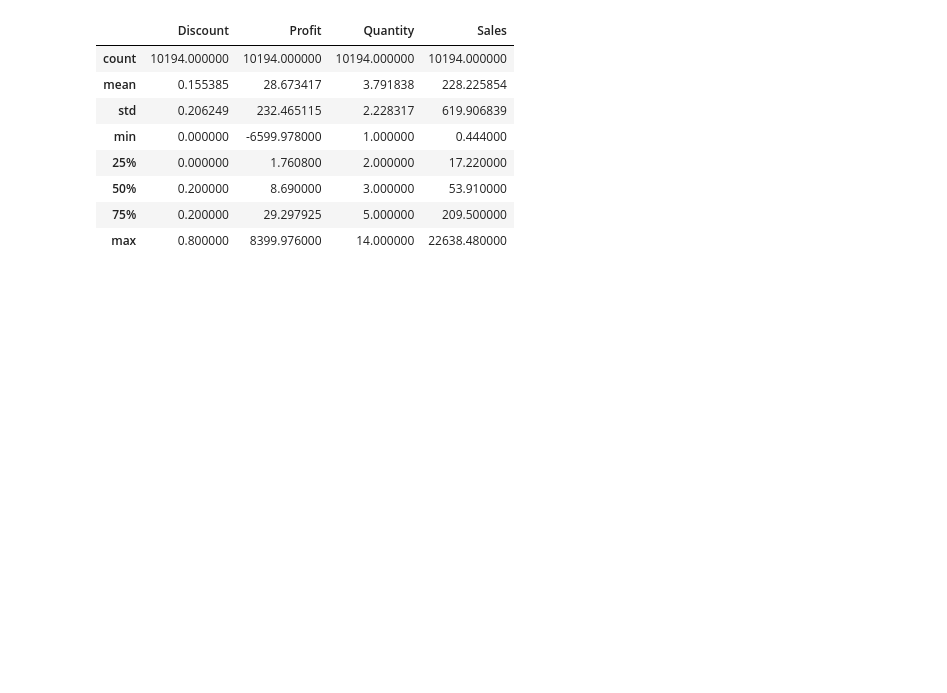
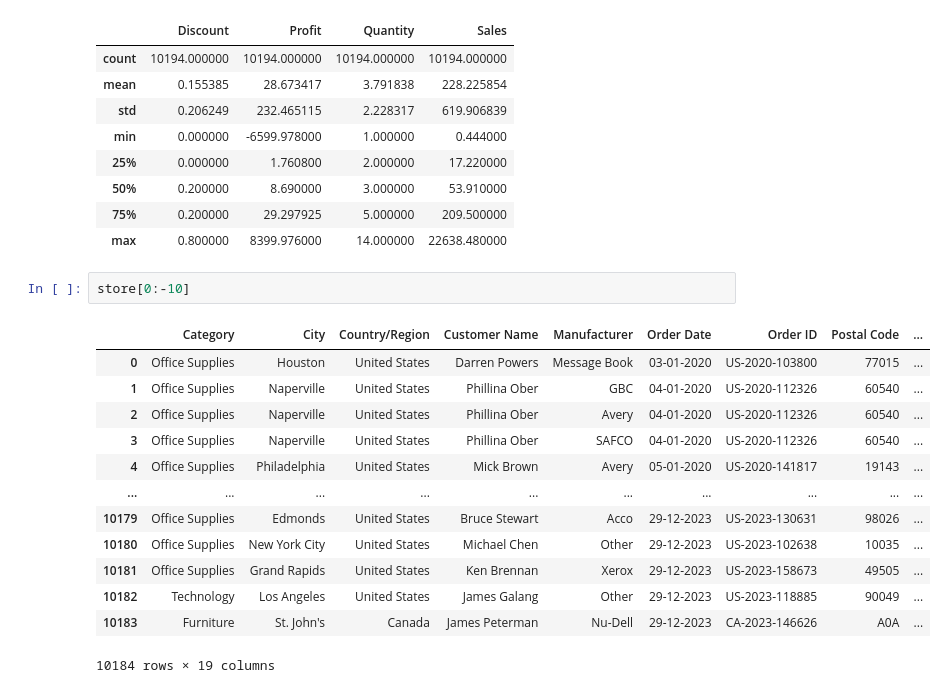
Before and after one commit to csairamvenkat/PYTHON_BIGINNER, a Jupyter notebook: Libraries/Pandas/Pandas.ipynb, the cells around one changed output. Cells and saved outputs as stored; diff of their text form; blank space fills up the shorter version.

```diff
--- a/Libraries/Pandas/Pandas.ipynb
+++ b/Libraries/Pandas/Pandas.ipynb
@@ -407,3 +407,19 @@ store.describe()  # Descriptive Statics
 | 50% | 0.200000 | 8.690000 | 3.000000 | 53.910000 |
 | 75% | 0.200000 | 29.297925 | 5.000000 | 209.500000 |
 | max | 0.800000 | 8399.976000 | 14.000000 | 22638.480000 |
+# %%
+store[0:-10]
+# %% [output]
+|  | Category | City | Country/Region | Customer Name | Manufacturer | Order Date | Order ID | Postal Code | ... |
+| 0 | Office Supplies | Houston | United States | Darren Powers | Message Book | 03-01-2020 | US-2020-103800 | 77015 | ... |
+| 1 | Office Supplies | Naperville | United States | Phillina Ober | GBC | 04-01-2020 | US-2020-112326 | 60540 | ... |
+| 2 | Office Supplies | Naperville | United States | Phillina Ober | Avery | 04-01-2020 | US-2020-112326 | 60540 | ... |
+| 3 | Office Supplies | Naperville | United States | Phillina Ober | SAFCO | 04-01-2020 | US-2020-112326 | 60540 | ... |
+| 4 | Office Supplies | Philadelphia | United States | Mick Brown | Avery | 05-01-2020 | US-2020-141817 | 19143 | ... |
+| ... | ... | ... | ... | ... | ... | ... | ... | ... | ... |
+| 10179 | Office Supplies | Edmonds | United States | Bruce Stewart | Acco | 29-12-2023 | US-2023-130631 | 98026 | ... |
+| 10180 | Office Supplies | New York City | United States | Michael Chen | Other | 29-12-2023 | US-2023-102638 | 10035 | ... |
+| 10181 | Office Supplies | Grand Rapids | United States | Ken Brennan | Xerox | 29-12-2023 | US-2023-158673 | 49505 | ... |
+| 10182 | Technology | Los Angeles | United States | James Galang | Other | 29-12-2023 | US-2023-118885 | 90049 | ... |
+| 10183 | Furniture | St. John's | Canada | James Peterman | Nu-Dell | 29-12-2023 | CA-2023-146626 | A0A | ... |
+10184 rows × 19 columns
```
Also changed, not shown: 3 other files.
